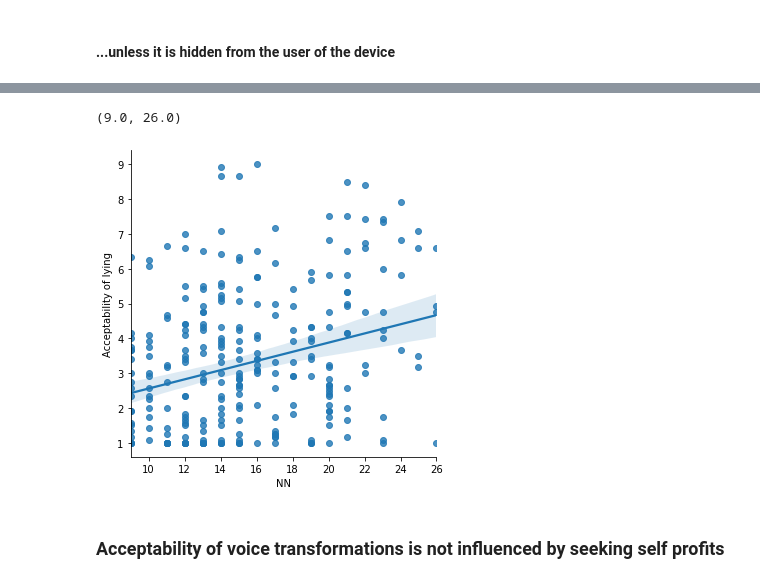
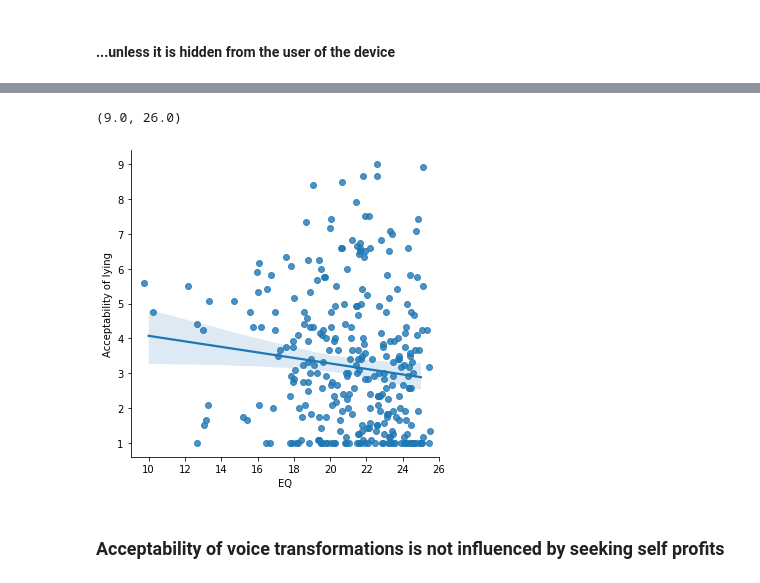
Before and after one commit to neuro-team-femto/deep-ethics, a Jupyter notebook: analysis/analysis.ipynb, the cells around one changed output, grey strips where cells are left out. Saved outputs shown, nothing was run; the diff lists cells and outputs as text; code cells hidden in the pictures.

```diff
--- a/analysis/analysis.ipynb
+++ b/analysis/analysis.ipynb
@@ -1097,23 +1098,23 @@ SF             0.0137      0.006      2.383      0.017       0.002       0.025
 If the model instance has been used for another fit with different fit parameters, then the fit options might not be the correct ones anymore .
 [figure]
 # %%
-axs=sns.lmplot(x="MFQ_PU",
+axs=sns.lmplot(x="MFQ_EQ",
            y="covert_instrumente_judgement",
-            #x_jitter=0.1,
+            x_jitter=0.5,
            data=a,
               robust=True)
-plt.xlabel('NN')
+plt.xlabel('EQ')
 plt.ylabel('Acceptability of lying')
 plt.xlim([9,26])
 #plt.legend(title='Lying to the person wearing the device', 'ob')
 #axs.ax.legend(title='Lying to the person wearing the device')
 #import matplotlib.lines as mlines
 #blue_dot = mlines.Line2D([], [], color='blue', marker='o', linestyle='None',
 #                          markersize=10, label='Lying to the person wearing the device')
 #plt.legend(handles=[blue_dot])
 # %% [output]
 (9.0, 26.0)
-[figure, old version]
+[figure, new version]
 # %% [markdown]
 ### Acceptability of voice transformations is not influenced by seeking self profits
 # %% [markdown]
```
Also changed, not shown: parts of 27 cells of this notebook.
